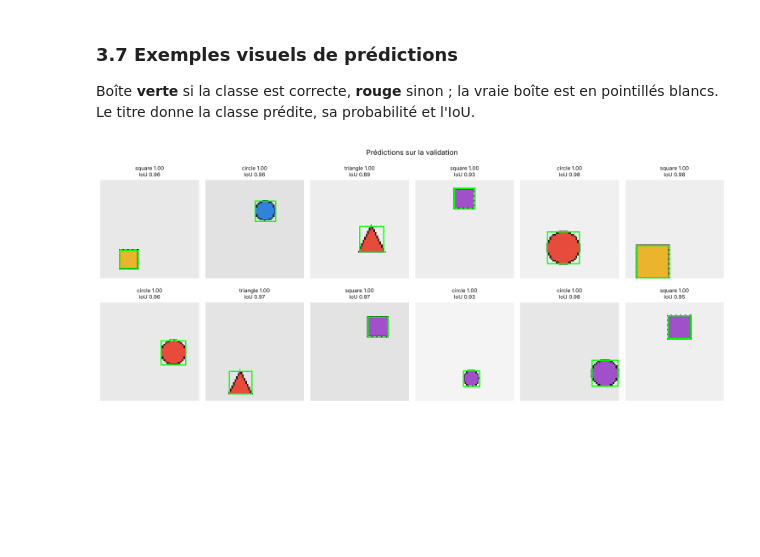
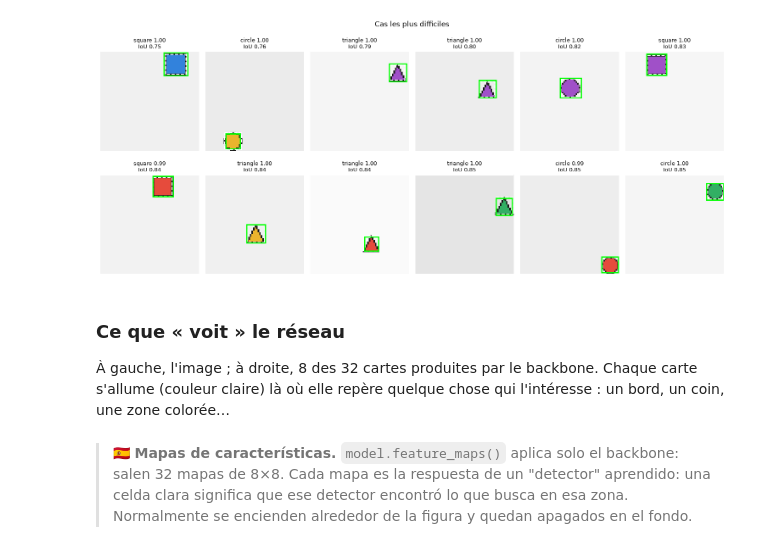
Before and after one commit to LuccasRN/NNR, a Jupyter notebook: sujet_tensorboard/notebooks/mini_projet_option_B.ipynb, the cells around one changed output. Saved outputs shown, nothing was run; the diff lists cells and outputs as text; code cells hidden in the pictures; blank space fills up the shorter version.

```diff
--- a/sujet_tensorboard/notebooks/mini_projet_option_B.ipynb
+++ b/sujet_tensorboard/notebooks/mini_projet_option_B.ipynb
@@ -425,36 +605,24 @@ côté 18-21 px : 207 images  IoU moyen 0.960  IoU>0.5 100.0%  classe 100.0%
-# %% [markdown]
-### 3.7 Exemples visuels de prédictions
-
-Boîte **verte** si la classe est correcte, **rouge** sinon ; la vraie boîte est en pointillés blancs.
-Le titre donne la classe prédite, sa probabilité et l'IoU.
-# %%
-def show_predictions(model, dataset, indices, title, path=None):
-    model.eval()                                                   # BatchNorm en mode inférence
-    fig, axes = plt.subplots(2, len(indices) // 2, figsize=(2.6 * len(indices) // 2, 6.6))
-    for ax, i in zip(axes.flat, indices):
-        image, target = dataset[i]                                 # image (3, 64, 64), cible (6, 8, 8)
-        with torch.no_grad():
-            logits = model(image[None])[0]                         # [None] ajoute la dimension batch
-        box, score, class_id, class_prob = predict(logits, MODEL_SIZE)  # boîte, objectness, classe, proba
-        row, col = divmod(int(target[0].argmax()), GRID)           # vraie cellule
-        _, dx, dy, w, h, true_class = target[:, row, col].tolist()
-        tcx, tcy, tw, th = (col + dx) * STRIDE, (row + dy) * STRIDE, w * MODEL_SIZE, h * MODEL_SIZE
-        truth = torch.tensor([tcx - tw / 2, tcy - th / 2, tcx + tw / 2, tcy + th / 2])  # vraie boîte
-        good = class_id == int(true_class)                         # classe correcte ?
-        ax.imshow(image.permute(1, 2, 0))                          # (3,H,W) -> (H,W,3) pour matplotlib
-        x1, y1, x2, y2 = truth.tolist()
-        ax.add_patch(plt.Rectangle((x1, y1), x2 - x1, y2 - y1, fill=False, color="white", ls="--", lw=1.5))
-        x1, y1, x2, y2 = box.tolist()
-        ax.add_patch(plt.Rectangle((x1, y1), x2 - x1, y2 - y1, fill=False,
-                                   color="lime" if good else "red", lw=2))
-        ax.set_title(f"{CLASSES[class_id]} {class_prob:.2f}\nIoU {float(iou(box, truth[None])[0]):.2f}", fontsize=9)
-        ax.axis("off")
-    fig.suptitle(title)
-    fig.tight_layout()
-    if path is not None:
-        fig.savefig(path, dpi=150)
-    plt.show()
-
-show_predictions(model, val_set, list(range(12)), "Prédictions sur la validation", FIG_DIR / "predictions.png")
-# %% [output]
-[figure, removed]
+# %%
+# Los casos más difíciles: primero los errores de forma, después los IoU más bajos
+model.eval()                                                       # modo evaluación
+with torch.no_grad():                                              # sin gradientes
+    all_logits = model(val_set.tensors[0])                         # salidas para las 600 imágenes de una vez
+errors = []                                                        # lista de tuplas (¿forma correcta?, IoU, número de imagen)
+for i, (logits, target) in enumerate(zip(all_logits, val_set.tensors[1])):  # recorre salida y objetivo de cada imagen, con su número i
+    _, _, class_id, _ = predict(logits, MODEL_SIZE)                # solo nos interesa la clase predicha (3er valor)
+    true_class = int(target[5].flatten()[target[0].flatten().argmax()])  # clase real (canal 5 en la celda con objeto)
+    errors.append((class_id == true_class, metrics["ious"][i].item(), i))  # .item(): tensor -> número
+errors.sort()                                                      # ordena las tuplas: False < True (errores de forma primero), luego por IoU creciente
+worst = [i for _, _, i in errors[:12]]                             # números de las 12 peores imágenes
+show_predictions(model, val_set, worst, "Cas les plus difficiles", FIG_DIR / "erreurs.png", tag="Evaluation/pires_cas")  # las dibuja
+# %% [output]
+[figure, added]
+# %% [markdown]
+### Ce que « voit » le réseau
+
+À gauche, l'image ; à droite, 8 des 32 cartes produites par le backbone. Chaque carte s'allume
+(couleur claire) là où elle repère quelque chose qui l'intéresse : un bord, un coin, une zone colorée…
+# %% [markdown]
+> 🇪🇸 **Mapas de características.** `model.feature_maps()` aplica solo el backbone: salen 32 mapas de 8×8.
+> Cada mapa es la respuesta de un "detector" aprendido: una celda clara significa que ese detector encontró
+> lo que busca en esa zona. Normalmente se encienden alrededor de la figura y quedan apagados en el fondo.
```
Also changed, not shown: parts of 61 cells of this notebook, 17 other files.
